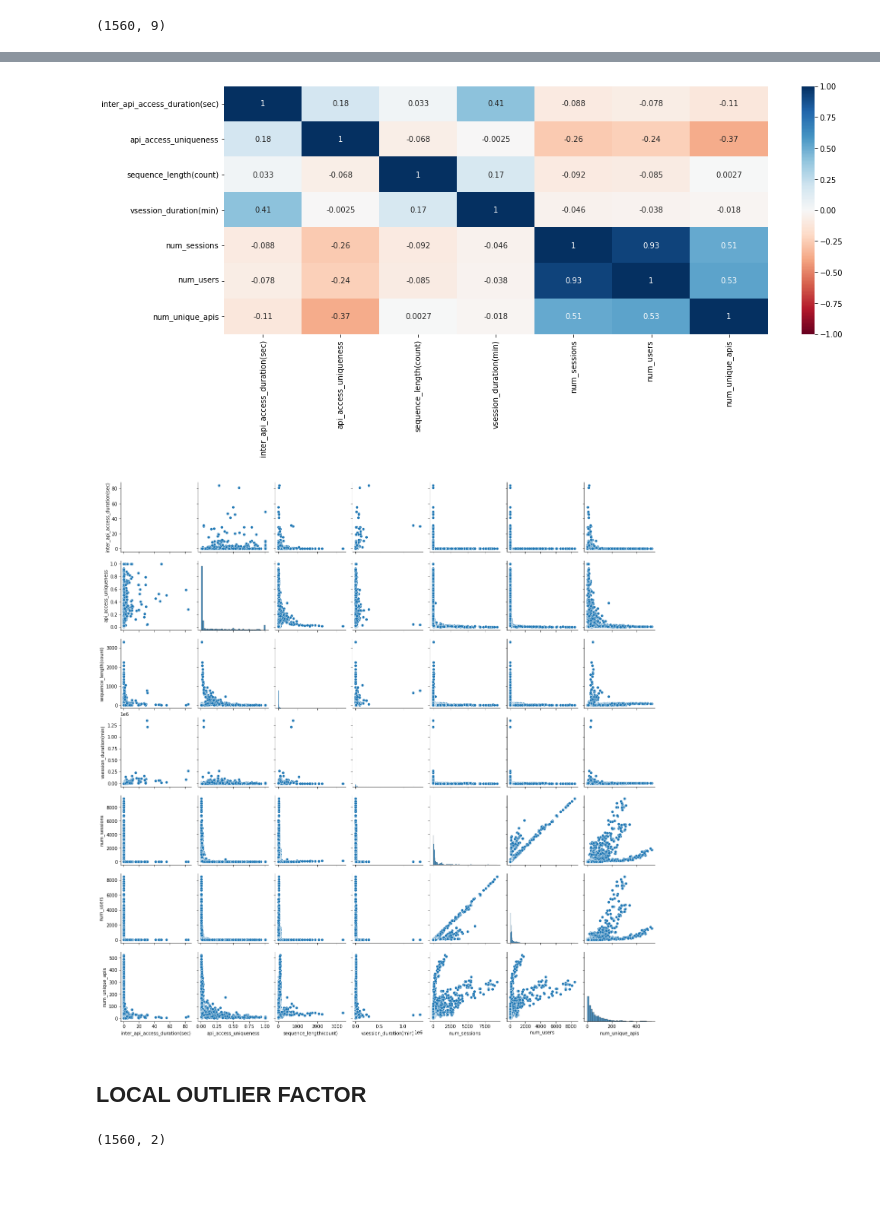
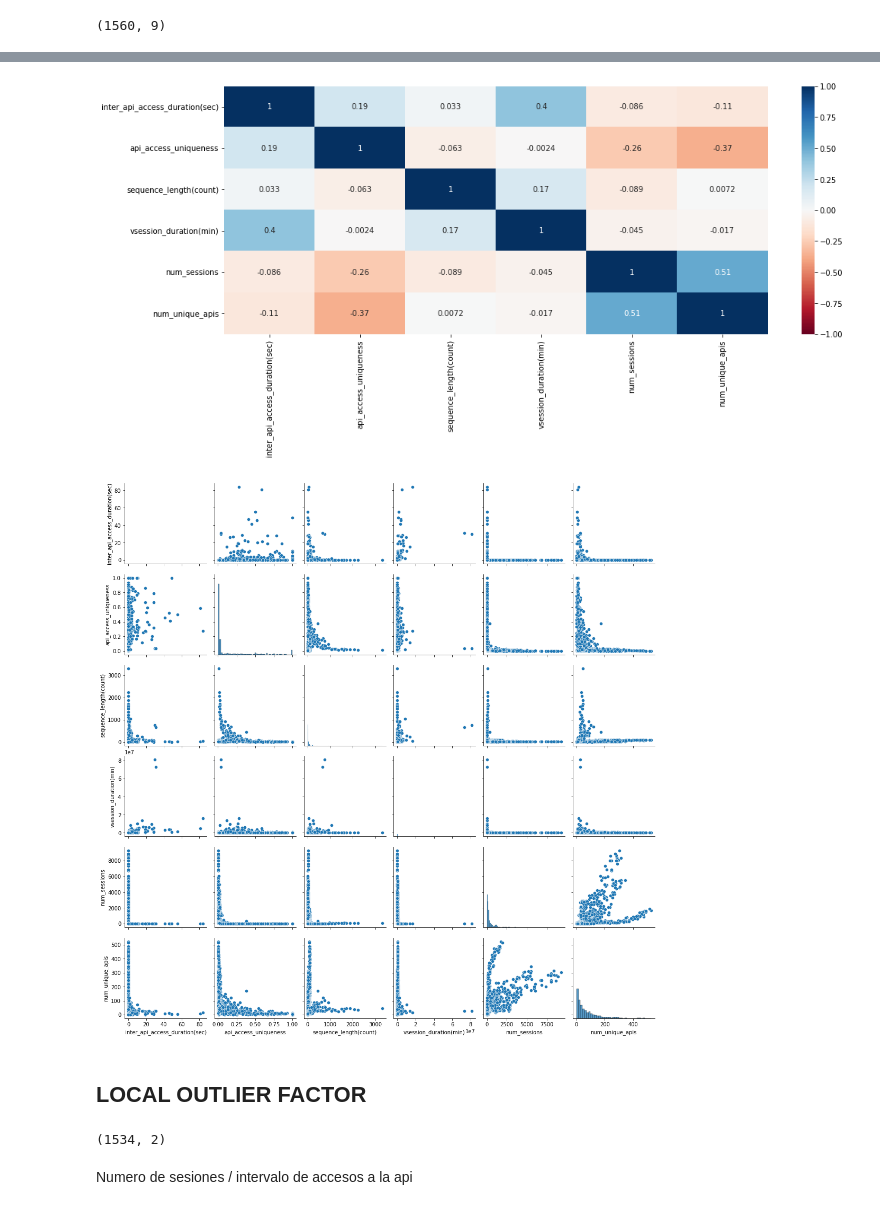
Before and after one commit to hugojira/deteccionAnomalias, a Jupyter notebook: LOFDect.ipynb, the cells around one changed output, grey strips where cells are left out. Drawn from its saved outputs; the diff is of its cells as text; code cells hidden in the pictures; blank space fills up the shorter version.

```diff
--- a/LOFDect.ipynb
+++ b/LOFDect.ipynb
@@ -88,3 +95,5 @@ dtype: int64
+# %%
+dfsup["vsession_duration(min)"] = 60 * dfsup["vsession_duration(min)"]
 # %%
 dfsup.isna().sum()
 # %% [output]
@@ -103,13 +114,14 @@ dtype: int64
 # %%
 #Drop Nans
 dftidy = dfsup.dropna()
-#Drop Unnamed classification column
-dftidy =dftidy.drop(['classification'], axis=1)
+#Drop Unnamed classification columns
+#dftidy =dftidy.drop(['classification'], axis=1)
 dftidy =dftidy.drop(dftidy.columns[[0]], axis=1)
+dftidy =dftidy.drop(['num_users'], axis=1)
 #Make Columns type Factor
 dftidy['source'] = dftidy['source'].astype('category')
 dftidy['ip_type'] = dftidy['ip_type'].astype('category')
-#dftidy.isna().sum()
+
 dftidy.dtypes
 # %% [output]
 inter_api_access_duration(sec)     float64
@@ -128,0 +147,3 @@ dftidy.shape
+# %%
+dftidy = dftidy.drop_duplicates()
+dftidy
@@ -129,22 +164,24 @@ dftidy.shape
 # %%
 plt.figure(figsize=(16,6))
 sns.heatmap(dftidy.corr(),vmin=-1, vmax=1, annot=True,cmap='RdBu')
-heatmap.set_title('Correlacion Heatmap', fontdict={'fontsize':18}, pad=12);
+#heatmap.set_title('Correlacion Heatmap', fontdict={'fontsize':18}, pad=12);
 plt.show()
 # %% [output]
-[figure, old version]
+[figure, new version]
 # %%
 sns.pairplot(dftidy)
 plt.show()
 # %% [output]
-[figure, old version]
+[figure, new version]
 # %% [markdown]
 ## LOCAL OUTLIER FACTOR
 # %%
-X = dftidy[["num_users", "inter_api_access_duration(sec)"]].to_numpy()
+X = dftidy[["num_sessions", "inter_api_access_duration(sec)"]].to_numpy()
 X.shape
 # %% [output]
-(1560, 2)
+(1534, 2)
+# %% [markdown]
+Numero de sesiones / intervalo de accesos a la api
 # %%
 clf = LocalOutlierFactor(n_neighbors=100)
 estimado_LOF = clf.fit_predict(X)
```
Also changed, not shown: parts of 26 cells of this notebook.
